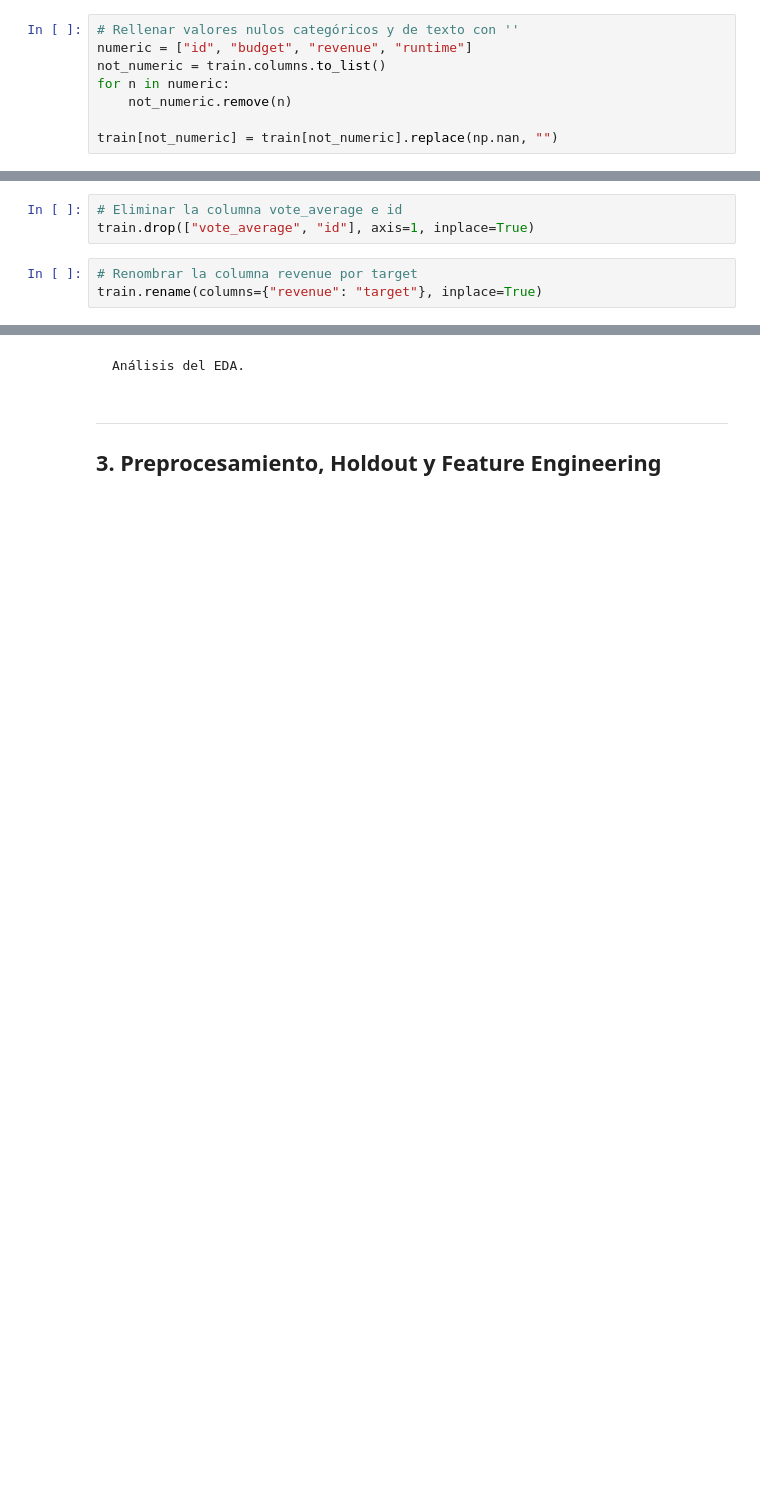
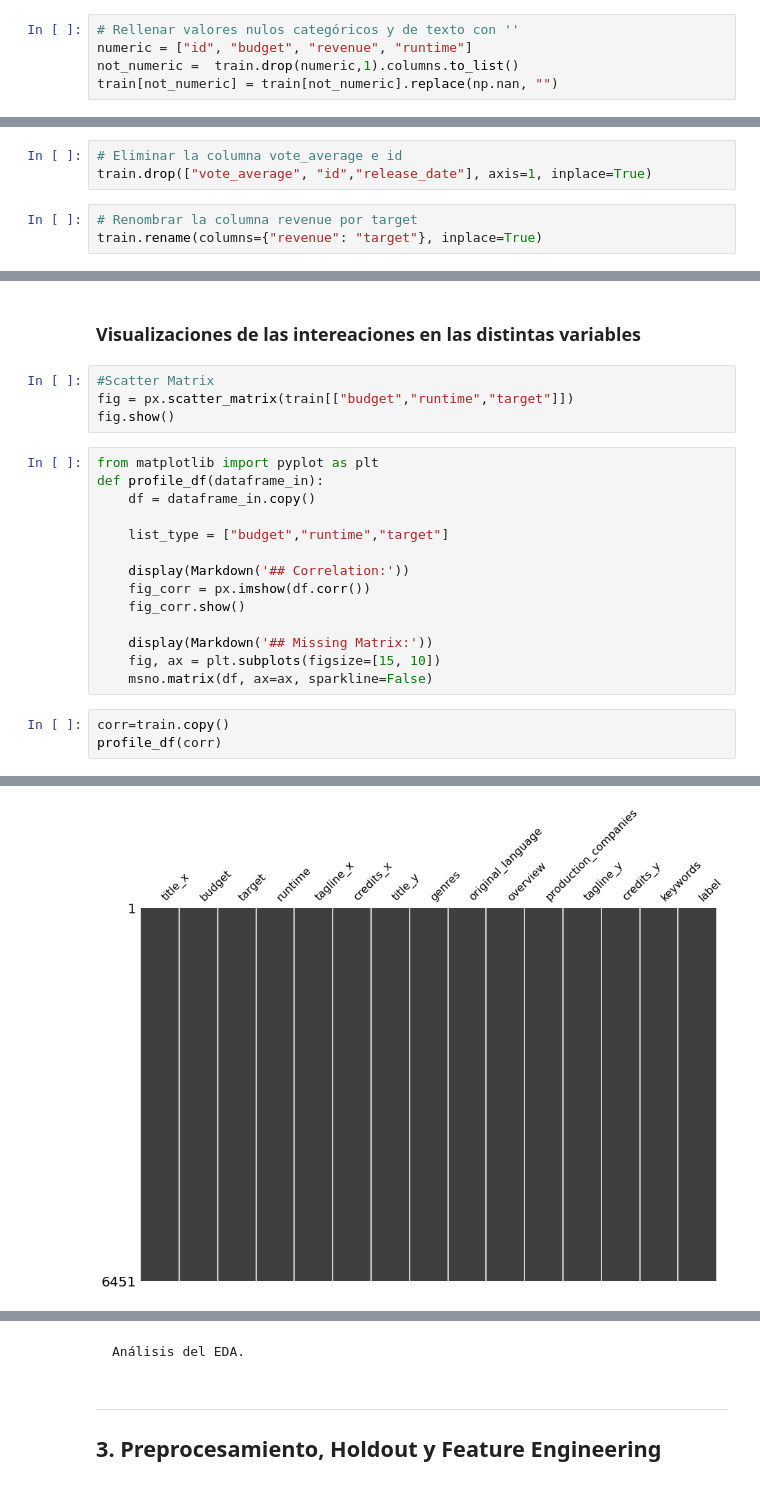
Before and after one commit to CVelizR/evaluaciones-mds7202, a Jupyter notebook: Proyecto/Proyecto_enunciado.ipynb, the cells around one changed output, grey strips where cells are left out. Drawn from its saved outputs; the diff is of its cells as text; blank space fills up the shorter version.

```diff
--- a/Proyecto/Proyecto_enunciado.ipynb
+++ b/Proyecto/Proyecto_enunciado.ipynb
@@ -362,10 +430,7 @@ train = train[train.status == "Released"]
 # %%
 # Rellenar valores nulos categóricos y de texto con ''
 numeric = ["id", "budget", "revenue", "runtime"]
-not_numeric = train.columns.to_list()
-for n in numeric:
-    not_numeric.remove(n)
-
+not_numeric =  train.drop(numeric,1).columns.to_list()
 train[not_numeric] = train[not_numeric].replace(np.nan, "")
 # %%
 # Discretizar vote_avarage
@@ -376,7 +441,7 @@ train["vote_average"] = pd.cut(train["vote_average"],
 train["label"] = train["vote_average"].to_list()
 # %%
 # Eliminar la columna vote_average e id
-train.drop(["vote_average", "id"], axis=1, inplace=True)
+train.drop(["vote_average", "id","release_date"], axis=1, inplace=True)
 # %%
 # Renombrar la columna revenue por target
 train.rename(columns={"revenue": "target"}, inplace=True)
@@ -400,0 +605,24 @@ train
+# %% [markdown]
+### Visualizaciones de las intereaciones en las distintas variables
+# %%
+#Scatter Matrix
+fig = px.scatter_matrix(train[["budget","runtime","target"]])
+fig.show()
+# %%
+from matplotlib import pyplot as plt
+def profile_df(dataframe_in):
+    df = dataframe_in.copy()
+
+    list_type = ["budget","runtime","target"]
+
+    display(Markdown('## Correlation:'))
+    fig_corr = px.imshow(df.corr())
+    fig_corr.show()
+
+    display(Markdown('## Missing Matrix:'))
+    fig, ax = plt.subplots(figsize=[15, 10])
+    msno.matrix(df, ax=ax, sparkline=False)
+# %%
+corr=train.copy()
+profile_df(corr)
+# %% [output]
@@ -400,0 +631 @@ train
+[figure, added]
```
Also changed, not shown: parts of 35 cells of this notebook.
